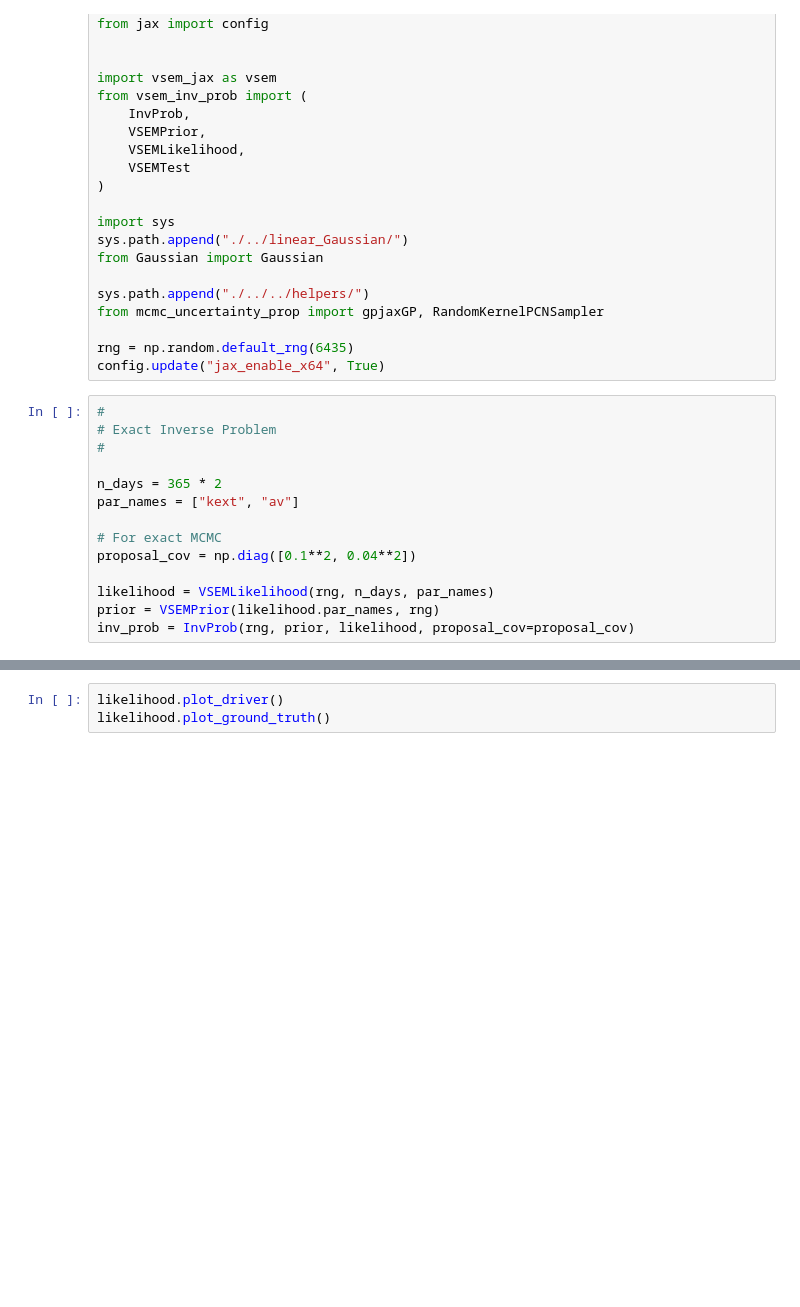
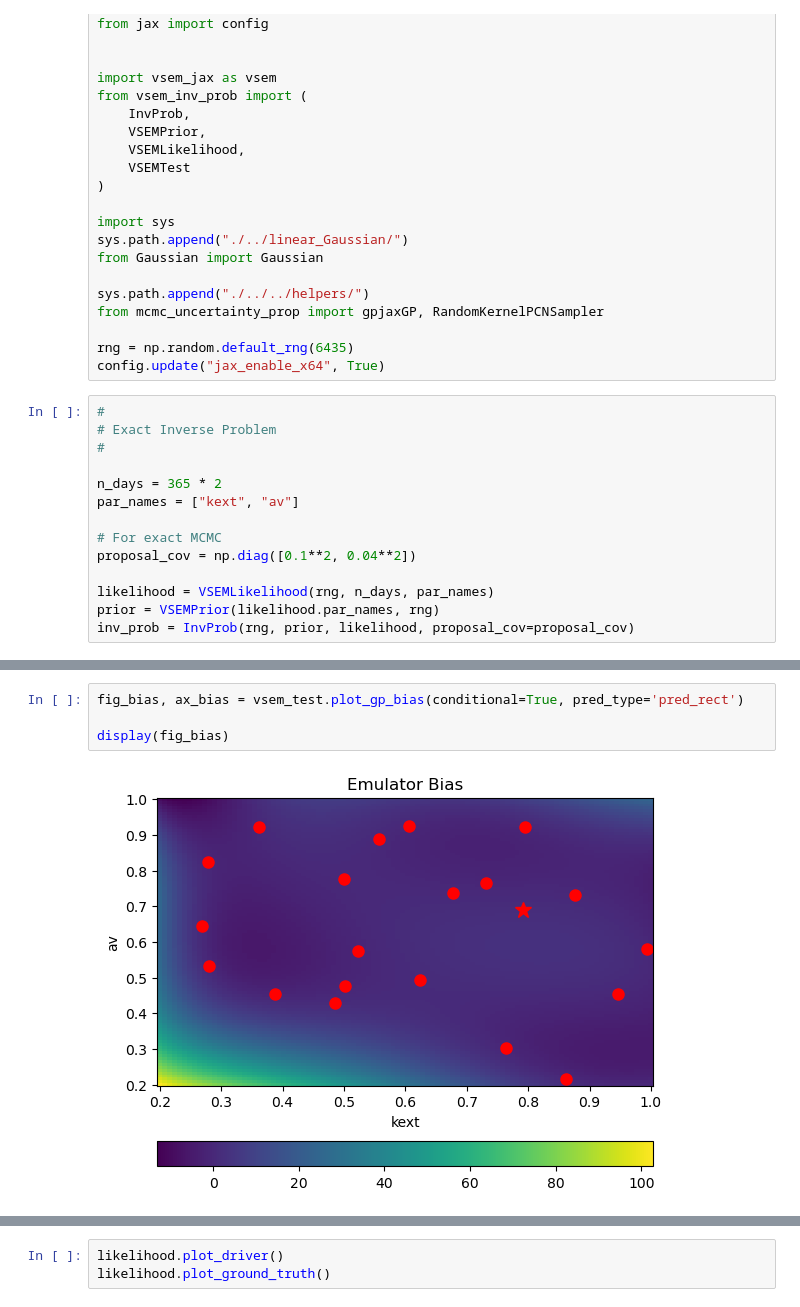
Before and after one commit to arob5/Bayesian-inference-with-surrogates, a Jupyter notebook: experiments/vsem/vsem_experiment.ipynb, the cells around one changed output, grey strips where cells are left out. Saved outputs shown, nothing was run; the diff lists cells and outputs as text; blank space fills up the shorter version.

```diff
--- a/experiments/vsem/vsem_experiment.ipynb
+++ b/experiments/vsem/vsem_experiment.ipynb
@@ -53,0 +59,6 @@ Optimization terminated successfully.
+# %%
+fig_bias, ax_bias = vsem_test.plot_gp_bias(conditional=True, pred_type='pred_rect')
+
+display(fig_bias)
+# %% [output]
+[figure, added]
```
Also changed, not shown: parts of 8 cells of this notebook, 1 other file.
